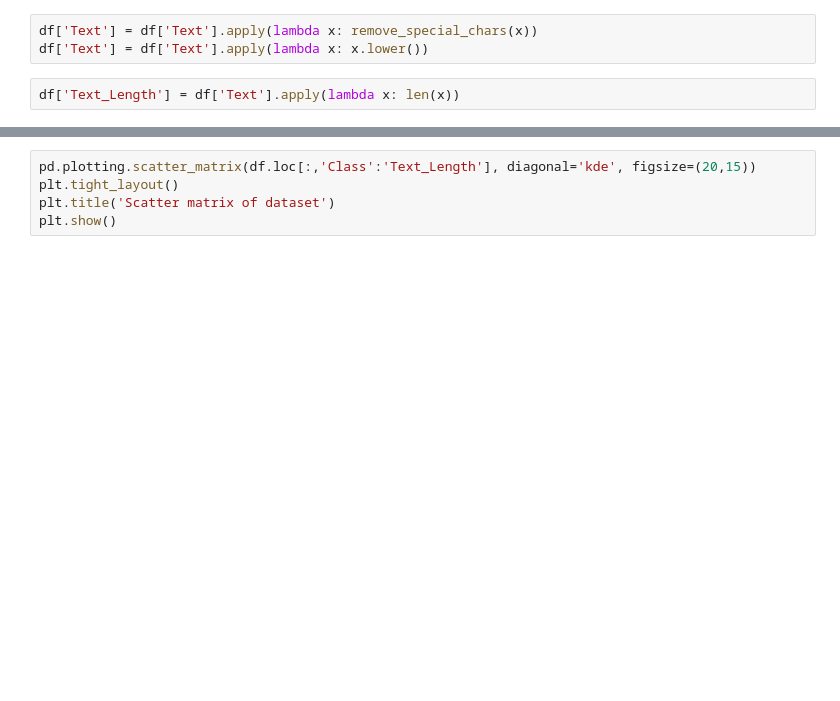
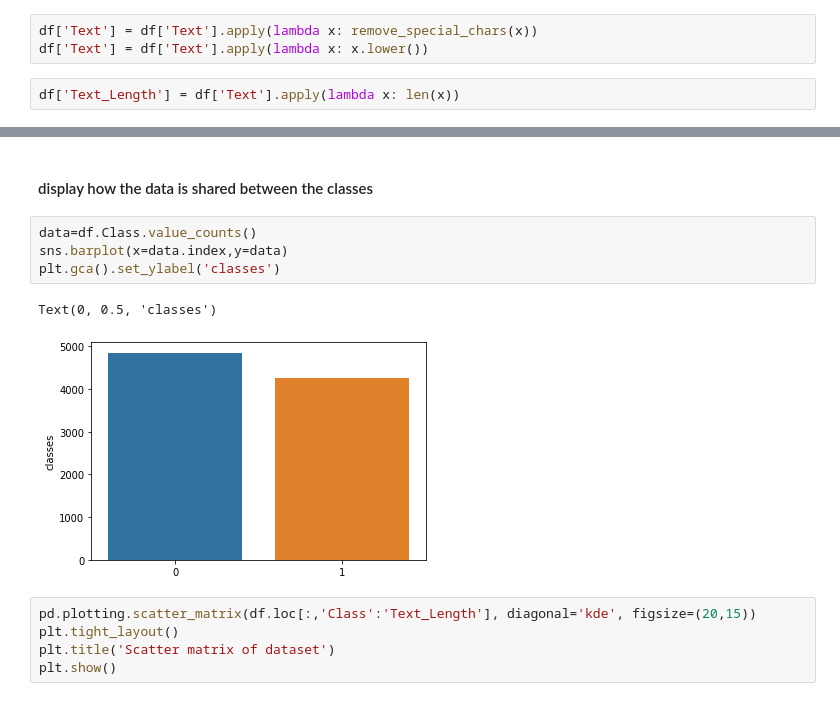
Before and after one commit to jayanwana/Email_Classifier, a Jupyter notebook: Email_Classifier.ipynb, the cells around one changed output, grey strips where cells are left out. Saved outputs shown, nothing was run; the diff lists cells and outputs as text; blank space fills up the shorter version.

```diff
--- a/Email_Classifier.ipynb
+++ b/Email_Classifier.ipynb
@@ -289,3 +363,12 @@ df.describe()
+# %% [markdown]
+#### display how the data is shared between the classes
+# %%
+data=df.Class.value_counts()
+sns.barplot(x=data.index,y=data)
+plt.gca().set_ylabel('classes')
+# %% [output]
+Text(0, 0.5, 'classes')
+[figure, added]
 # %%
 pd.plotting.scatter_matrix(df.loc[:,'Class':'Text_Length'], diagonal='kde', figsize=(20,15))
 plt.tight_layout()
```
Also changed, not shown: parts of 72 cells of this notebook, 1 other file.
